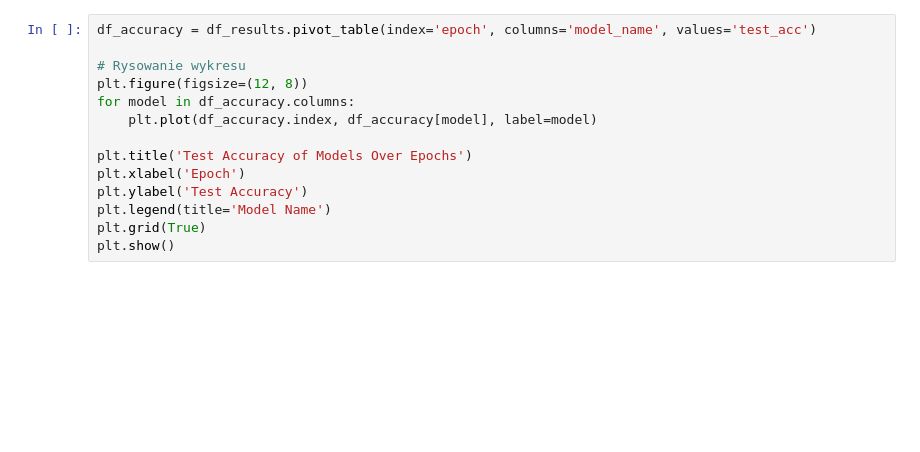
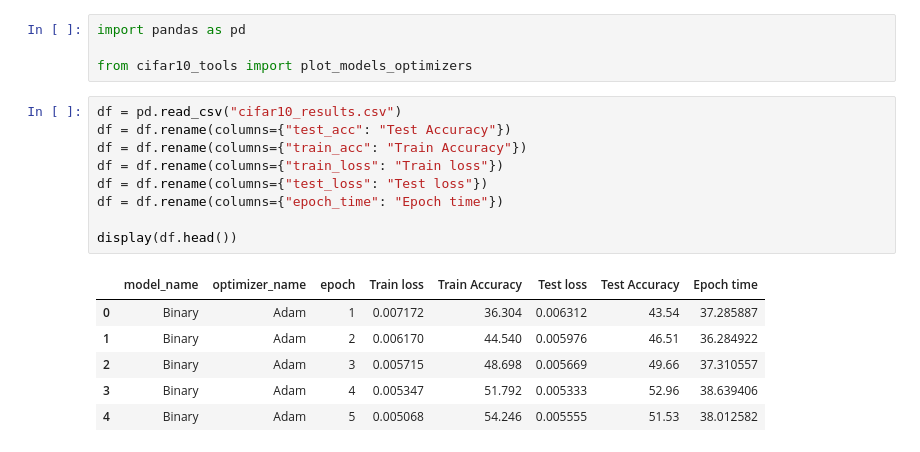
Before and after one commit to LJaremek/OptimizationDataAnalysis-MINI, a Jupyter notebook: mlp-mnist/test_cifar10.ipynb, the cells around one changed output. Saved outputs shown, nothing was run; the diff lists cells and outputs as text; blank space fills up the shorter version.

Commit message:
add analysis of CIFAR-10 training

```diff
--- a/mlp-mnist/test_cifar10.ipynb
+++ b/mlp-mnist/test_cifar10.ipynb
@@ -81,14 +1,20 @@ df_results.to_csv("cifar10_results.csv", index=False)
-# %%
-df_accuracy = df_results.pivot_table(index='epoch', columns='model_name', values='test_acc')
-
-# Rysowanie wykresu
-plt.figure(figsize=(12, 8))
-for model in df_accuracy.columns:
-    plt.plot(df_accuracy.index, df_accuracy[model], label=model)
-
-plt.title('Test Accuracy of Models Over Epochs')
-plt.xlabel('Epoch')
-plt.ylabel('Test Accuracy')
-plt.legend(title='Model Name')
-plt.grid(True)
-plt.show()
+# %%
+import pandas as pd
+
+from cifar10_tools import plot_models_optimizers
+# %%
+df = pd.read_csv("cifar10_results.csv")
+df = df.rename(columns={"test_acc": "Test Accuracy"})
+df = df.rename(columns={"train_acc": "Train Accuracy"})
+df = df.rename(columns={"train_loss": "Train loss"})
+df = df.rename(columns={"test_loss": "Test loss"})
+df = df.rename(columns={"epoch_time": "Epoch time"})
+
+display(df.head())
+# %% [output]
+|  | model_name | optimizer_name | epoch | Train loss | Train Accuracy | Test loss | Test Accuracy | Epoch time |
+| 0 | Binary | Adam | 1 | 0.007172 | 36.304 | 0.006312 | 43.54 | 37.285887 |
+| 1 | Binary | Adam | 2 | 0.006170 | 44.540 | 0.005976 | 46.51 | 36.284922 |
+| 2 | Binary | Adam | 3 | 0.005715 | 48.698 | 0.005669 | 49.66 | 37.310557 |
+| 3 | Binary | Adam | 4 | 0.005347 | 51.792 | 0.005333 | 52.96 | 38.639406 |
+| 4 | Binary | Adam | 5 | 0.005068 | 54.246 | 0.005555 | 51.53 | 38.012582 |
```
Also changed, not shown: parts of 10 cells of this notebook, 3 other files.
